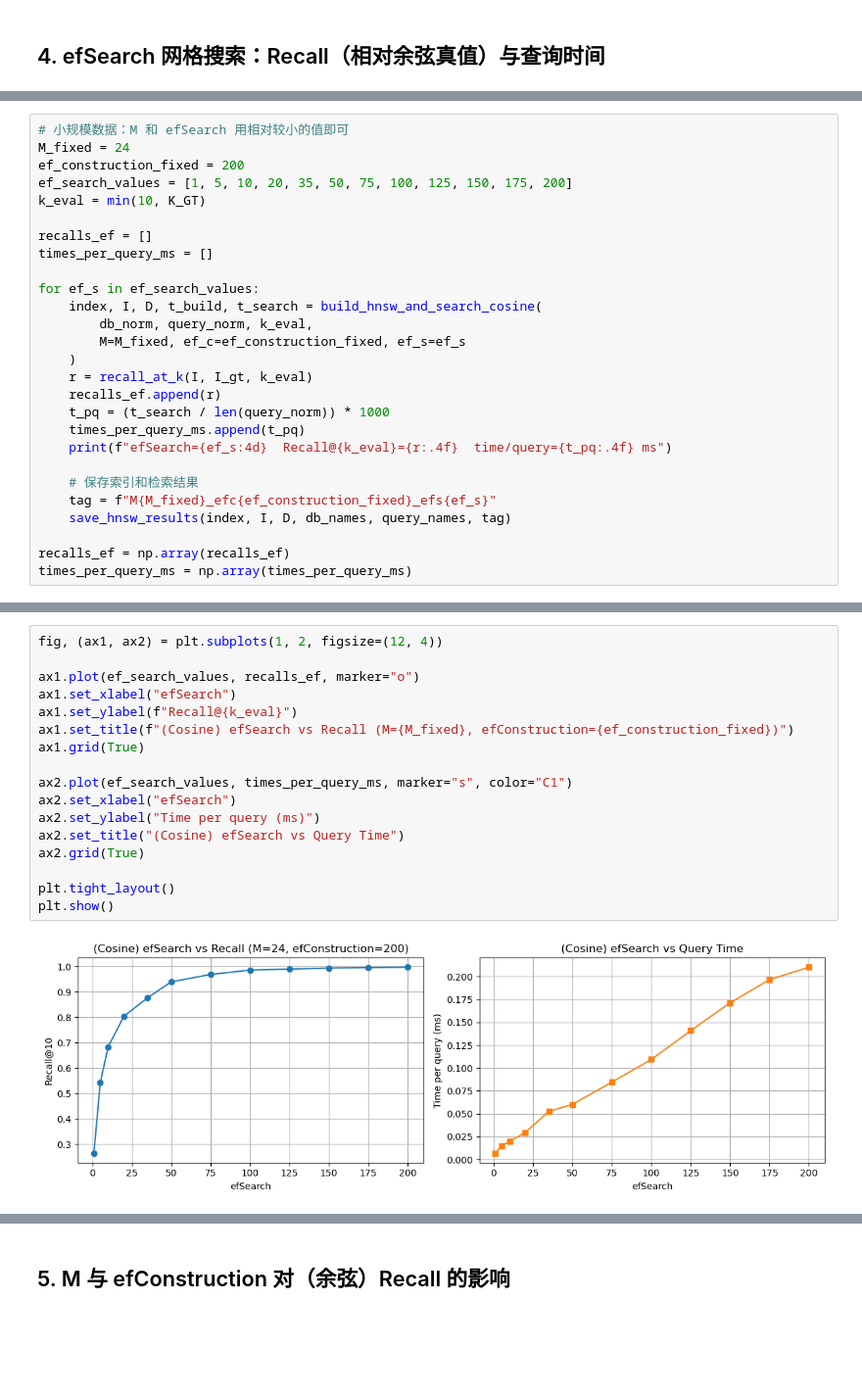
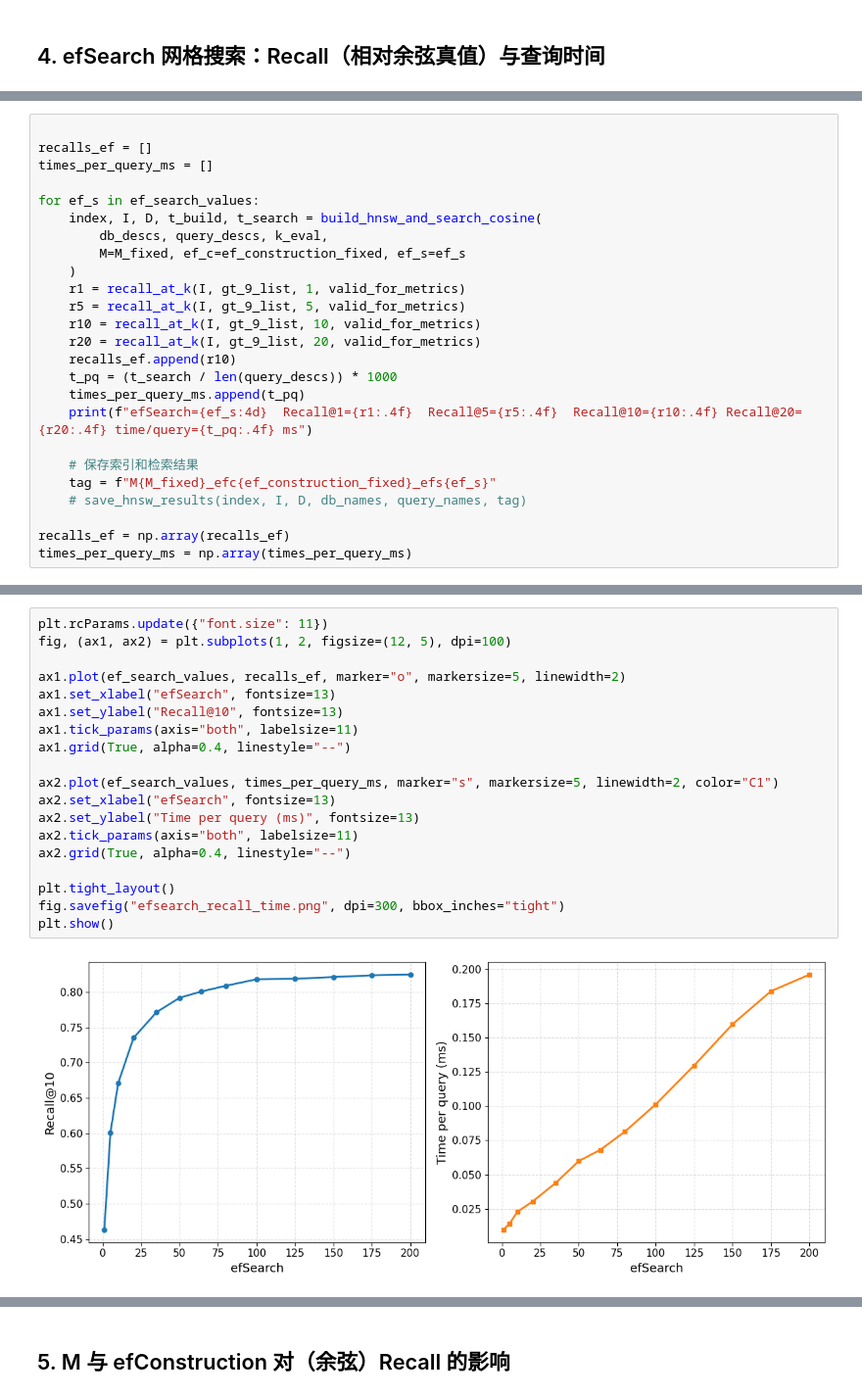
Before and after one commit to hemuyi2024/bishe2026, a Jupyter notebook: HNSW_NetVLAD_analysis_cosine.ipynb, the cells around one changed output, grey strips where cells are left out. Shown at 98% size. Drawn from its saved outputs; the diff is of its cells as text; blank space fills up the shorter version.

```diff
--- a/HNSW_NetVLAD_analysis_cosine.ipynb
+++ b/HNSW_NetVLAD_analysis_cosine.ipynb
@@ -156,27 +230,25 @@ def save_hnsw_results(index, I, D, db_names, query_names, tag: str):
 # %%
-# 小规模数据：M 和 efSearch 用相对较小的值即可
-M_fixed = 24
-ef_construction_fixed = 200
-ef_search_values = [1, 5, 10, 20, 35, 50, 75, 100, 125, 150, 175, 200]
-k_eval = min(10, K_GT)
 
 recalls_ef = []
 times_per_query_ms = []
 
 for ef_s in ef_search_values:
     index, I, D, t_build, t_search = build_hnsw_and_search_cosine(
-        db_norm, query_norm, k_eval,
+        db_descs, query_descs, k_eval,
         M=M_fixed, ef_c=ef_construction_fixed, ef_s=ef_s
     )
-    r = recall_at_k(I, I_gt, k_eval)
-    recalls_ef.append(r)
-    t_pq = (t_search / len(query_norm)) * 1000
+    r1 = recall_at_k(I, gt_9_list, 1, valid_for_metrics)
+    r5 = recall_at_k(I, gt_9_list, 5, valid_for_metrics)
+    r10 = recall_at_k(I, gt_9_list, 10, valid_for_metrics)
+    r20 = recall_at_k(I, gt_9_list, 20, valid_for_metrics)
+    recalls_ef.append(r10)
+    t_pq = (t_search / len(query_descs)) * 1000
     times_per_query_ms.append(t_pq)
-    print(f"efSearch={ef_s:4d}  Recall@{k_eval}={r:.4f}  time/query={t_pq:.4f} ms")
+    print(f"efSearch={ef_s:4d}  Recall@1={r1:.4f}  Recall@5={r5:.4f}  Recall@10={r10:.4f} Recall@20={r20:.4f} time/query={t_pq:.4f} ms")
 
     # 保存索引和检索结果
     tag = f"M{M_fixed}_efc{ef_construction_fixed}_efs{ef_s}"
-    save_hnsw_results(index, I, D, db_names, query_names, tag)
+    # save_hnsw_results(index, I, D, db_names, query_names, tag)
 
 recalls_ef = np.array(recalls_ef)
 times_per_query_ms = np.array(times_per_query_ms)
@@ -196,22 +269,24 @@ efSearch= 200  Recall@10=0.9977  time/query=0.2104 ms
 # %%
-fig, (ax1, ax2) = plt.subplots(1, 2, figsize=(12, 4))
+plt.rcParams.update({"font.size": 11})
+fig, (ax1, ax2) = plt.subplots(1, 2, figsize=(12, 5), dpi=100)
 
-ax1.plot(ef_search_values, recalls_ef, marker="o")
-ax1.set_xlabel("efSearch")
-ax1.set_ylabel(f"Recall@{k_eval}")
-ax1.set_title(f"(Cosine) efSearch vs Recall (M={M_fixed}, efConstruction={ef_construction_fixed})")
-ax1.grid(True)
+ax1.plot(ef_search_values, recalls_ef, marker="o", markersize=5, linewidth=2)
+ax1.set_xlabel("efSearch", fontsize=13)
+ax1.set_ylabel("Recall@10", fontsize=13)
+ax1.tick_params(axis="both", labelsize=11)
+ax1.grid(True, alpha=0.4, linestyle="--")
 
-ax2.plot(ef_search_values, times_per_query_ms, marker="s", color="C1")
-ax2.set_xlabel("efSearch")
-ax2.set_ylabel("Time per query (ms)")
-ax2.set_title("(Cosine) efSearch vs Query Time")
-ax2.grid(True)
+ax2.plot(ef_search_values, times_per_query_ms, marker="s", markersize=5, linewidth=2, color="C1")
+ax2.set_xlabel("efSearch", fontsize=13)
+ax2.set_ylabel("Time per query (ms)", fontsize=13)
+ax2.tick_params(axis="both", labelsize=11)
+ax2.grid(True, alpha=0.4, linestyle="--")
 
 plt.tight_layout()
+fig.savefig("efsearch_recall_time.png", dpi=300, bbox_inches="tight")
 plt.show()
 # %% [output]
-[figure, old version]
+[figure, new version]
 # %%
 # 精度-速度权衡：Recall vs Time per query（余弦）
 plt.figure(figsize=(6, 5))
```
Also changed, not shown: parts of 23 cells of this notebook, 4 other files.
